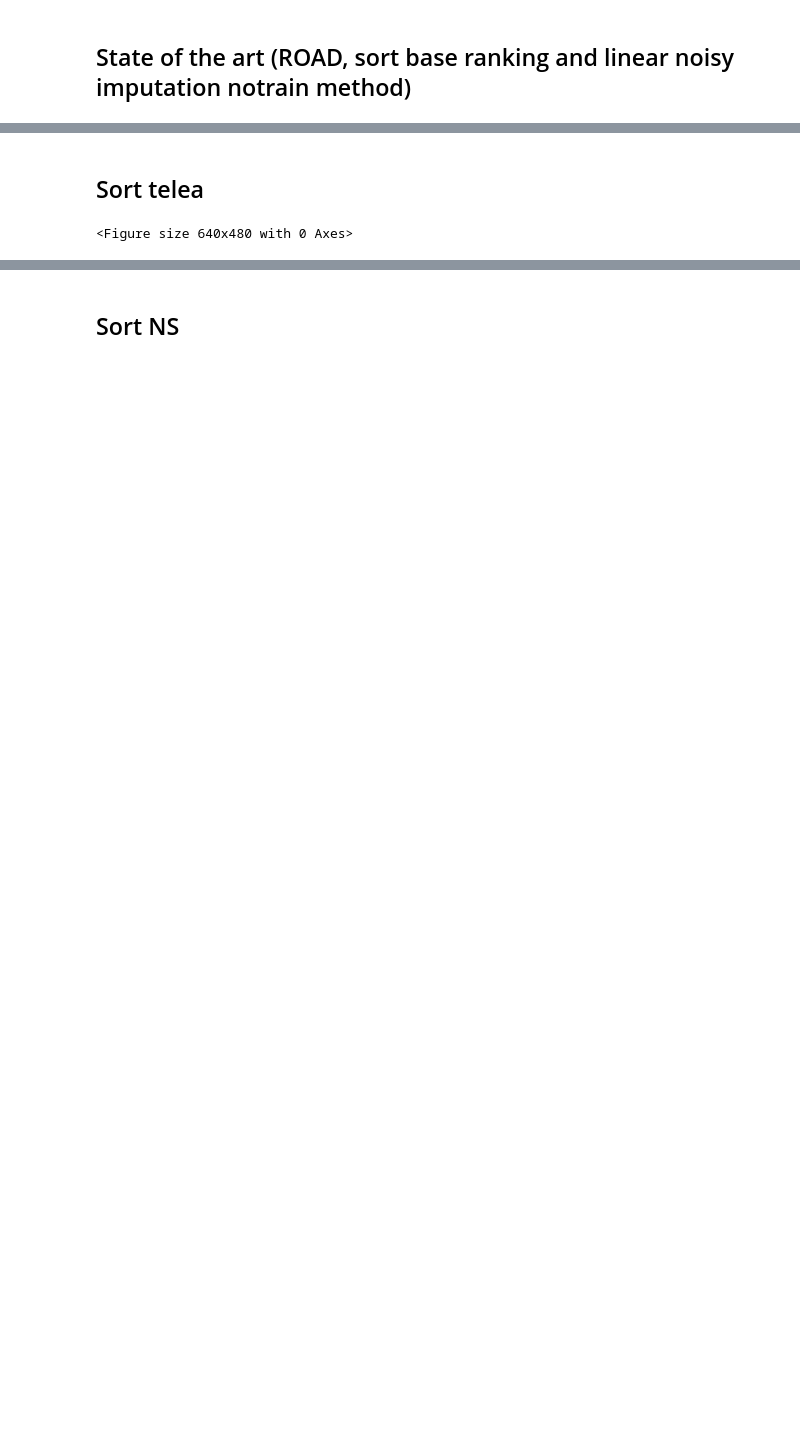
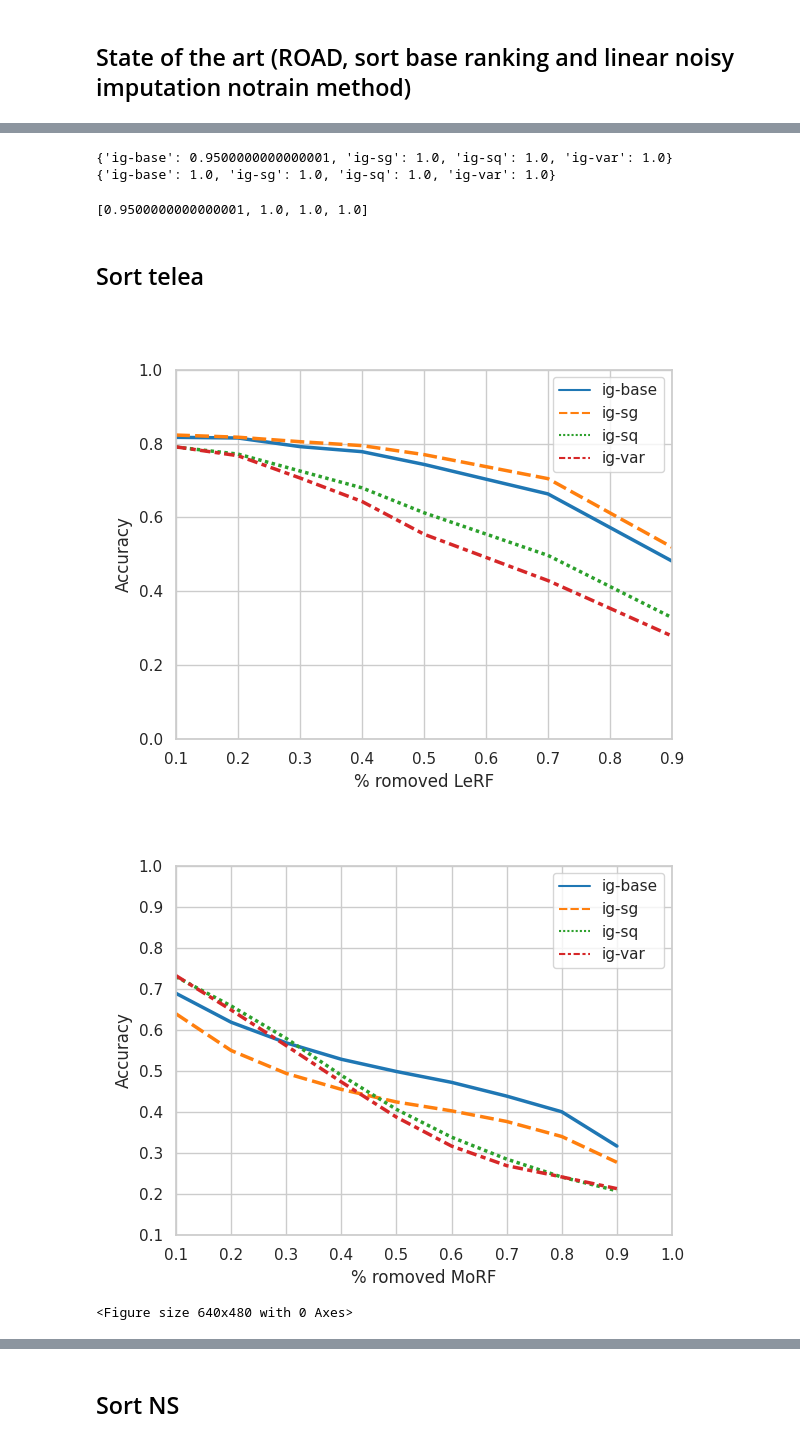
Before and after one commit to Mak-Ta-Reque/road_imputation, a Jupyter notebook: ResultReport.ipynb, the cells around one changed output, grey strips where cells are left out. Cells and saved outputs as stored; diff of their text form; code cells hidden in the pictures; blank space fills up the shorter version.

Commit message:
results

```diff
--- a/ResultReport.ipynb
+++ b/ResultReport.ipynb
@@ -20,10 +20,16 @@ WARNING: Running pip as the 'root' user can result in broken permissions and con
 ## State of the art (ROAD, sort base ranking and linear noisy imputation notrain method)
 # %%
 noretrain_linear = "/workspaces/outputs/road/sota/results/noretrain.json"
-
+noretrain_fixed = "/workspaces/outputs/road/sort_fixed/results/noretrain.json"
 noretrain_telea = "/workspaces/outputs/road/sort_telea/results/noretrain.json"
 noretrain_ns = "/workspaces/outputs/road/sort_ns/results/noretrain.json"
+
 notretrain_threshold_linear = "/workspaces/outputs/road/threshold_linear/results/noretrain.json"
+
+notretrain_threshold_fixed = "/workspaces/outputs/road/threshold_fixd/results/noretrain.json"
+
+notretrain_threshold_telea = "/workspaces/outputs/road/threshold_telea/results/noretrain.json"
+notretrain_threshold_ns = "/workspaces/outputs/road/threshold_ns/results/noretrain.json"
 # %%
 import json
 import pandas as pd
@@ -138,9 +193,26 @@ plot_consistancy(averaged_accuarcy_linear, morf=False, appraoch="linear", path=f
 <Figure size 640x480 with 0 Axes>
+# %%
+ranking = calculate_sperman_rank(averaged_accuarcy_linear, method='linear', morf=False)
+print(ranking)
+ranking = calculate_sperman_rank(averaged_accuarcy_linear, method='linear', morf=True)
+print(ranking)
+# %% [output]
+{'ig-base': 0.9500000000000001, 'ig-sg': 1.0, 'ig-sq': 1.0, 'ig-var': 1.0}
+{'ig-base': 1.0, 'ig-sg': 1.0, 'ig-sq': 1.0, 'ig-var': 1.0}
+# %%
+scores = calculate_spearman_morf_lerf(averaged_accuarcy_linear, method='linear')
+scores
+# %% [output]
+[0.9500000000000001, 1.0, 1.0, 1.0]
 # %% [markdown]
 ## Sort telea
 # %%
 plot_consistancy(averaged_accuarcy_telea, appraoch='telea', morf=True, path=f'/workspaces/outputs/road/sort_telea/plots')
 
 plot_consistancy(averaged_accuarcy_telea, appraoch='telea', morf=True, path=f'/workspaces/outputs/road/sort_telea/plots')
+
+show_images('/workspaces/outputs/road/sort_telea/plots')
 # %% [output]
+[figure, added]
+[figure, added]
 <Figure size 640x480 with 0 Axes>
```
Also changed, not shown: parts of 35 cells of this notebook, 1 other file.
